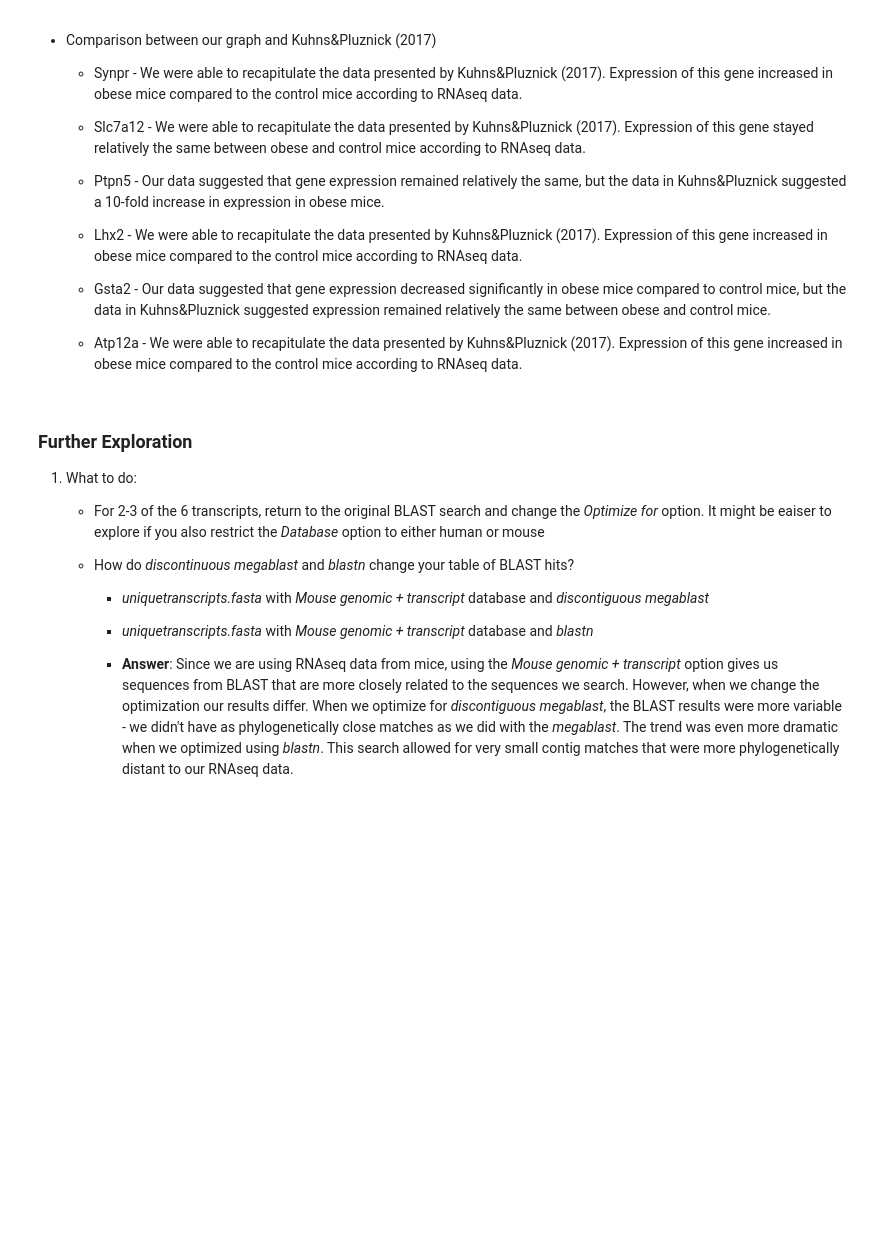
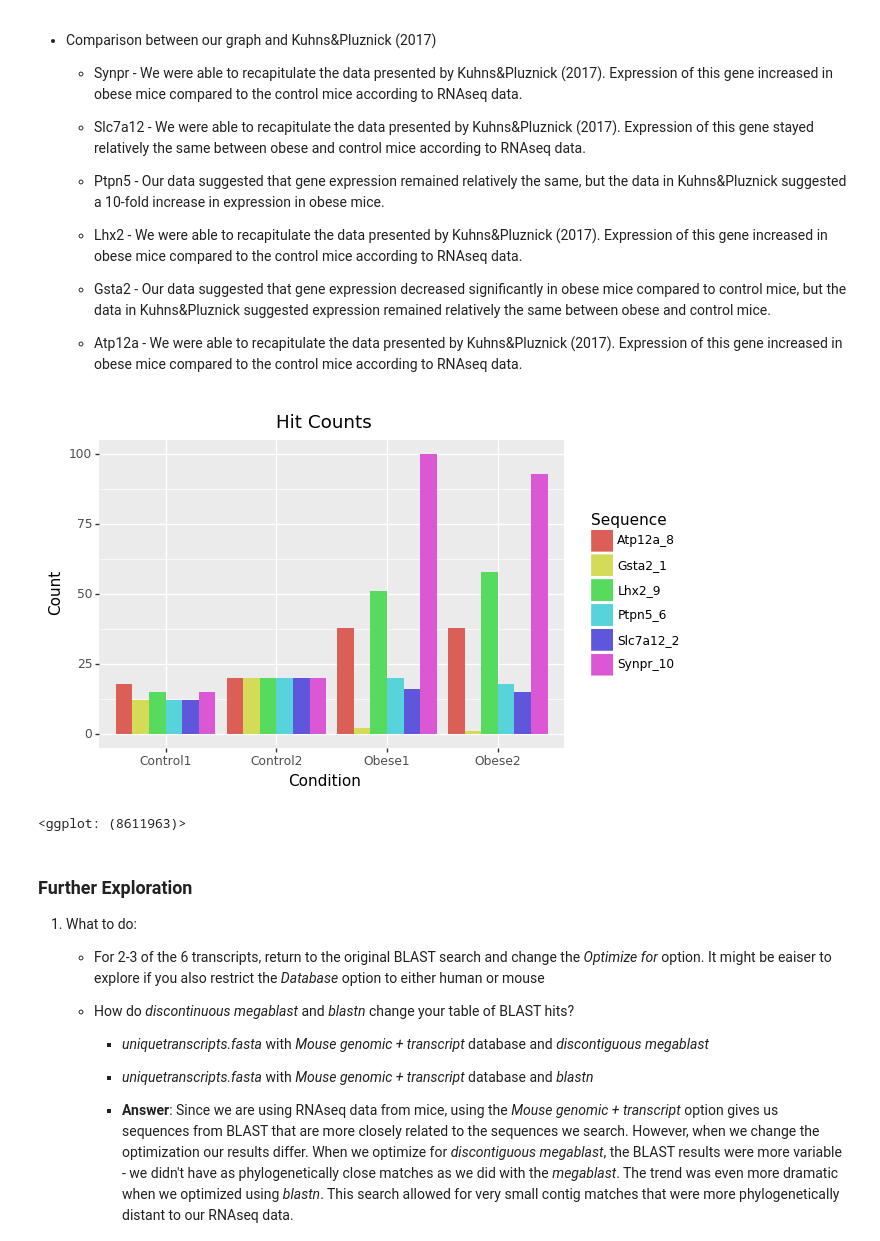
Before and after one commit to HannahCorman/Intro_Biocomp_Group_Project, a Jupyter notebook: Final_Bioinformatics_Project.ipynb, the cells around one changed output. Saved outputs shown, nothing was run; the diff lists cells and outputs as text; code cells hidden in the pictures; blank space fills up the shorter version.

Commit message:
Added to project markdown file bash scripts, translation code, code for hit count graph

```diff
--- a/Final_Bioinformatics_Project.ipynb
+++ b/Final_Bioinformatics_Project.ipynb
@@ -123,6 +167,16 @@ SystemExit:
     + Gsta2 - Our data suggested that gene expression decreased significantly in obese mice compared to control mice, but the data in Kuhns&Pluznick suggested expression remained relatively the same between obese and control mice.
 
     + Atp12a - We were able to recapitulate the data presented by Kuhns&Pluznick (2017). Expression of this gene increased in obese mice compared to the control mice according to RNAseq data.
+# %%
+import pandas
+from plotnine import *
+c=pandas.read_csv("hmmoutput/RNAseq_counts.csv", sep=',', names = ["Condition","Sequence","Count"])
+
+plot = (ggplot(c,aes(x='Condition',y='Count',fill='Sequence'))+geom_bar(stat='identity',position='dodge')+ggtitle("Hit Counts"))
+print(plot)
+# %% [output]
+[figure, added]
+<ggplot: (8611963)>
 # %% [markdown]
 ### Further Exploration
 
```
Also changed, not shown: parts of 7 cells of this notebook.
